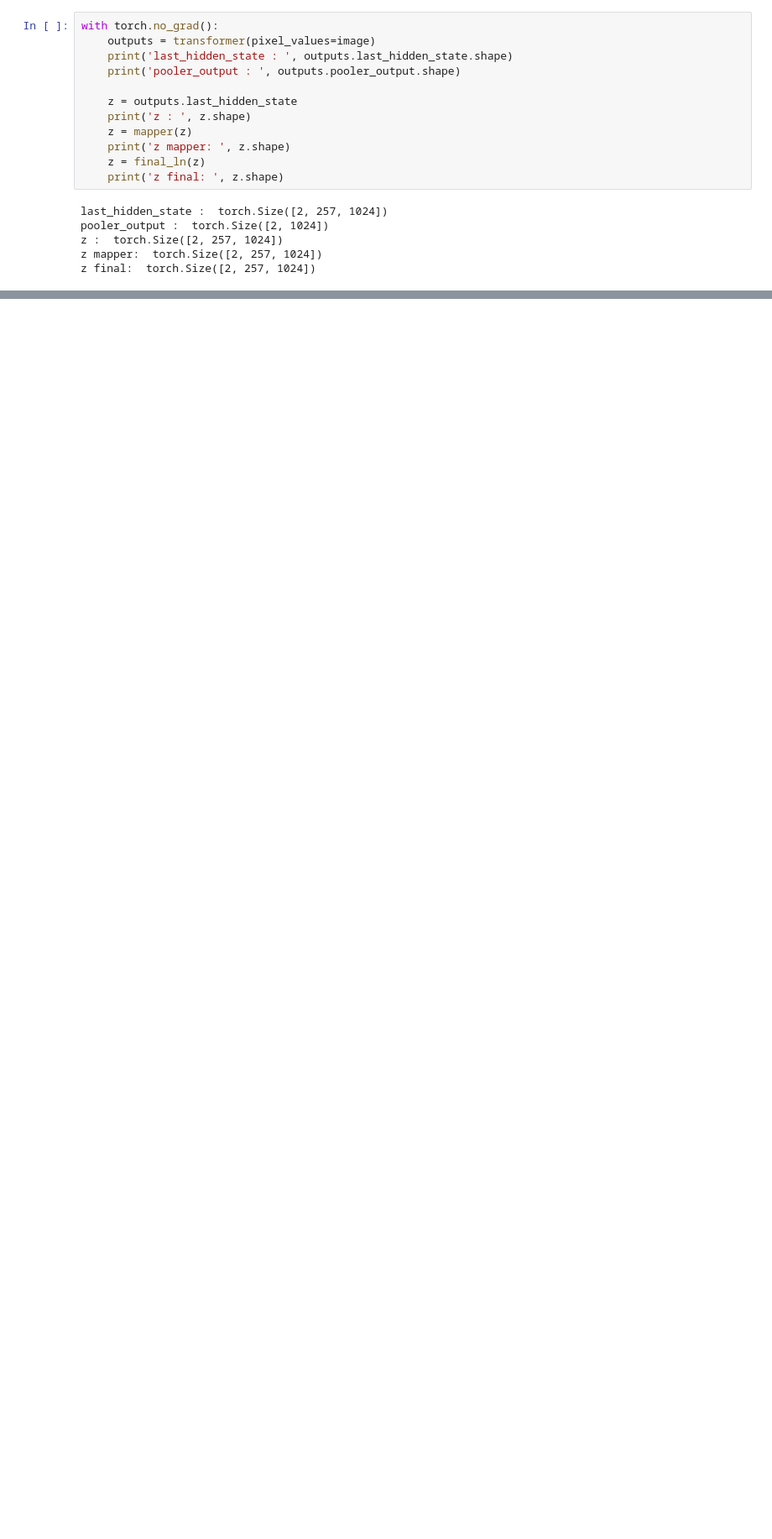
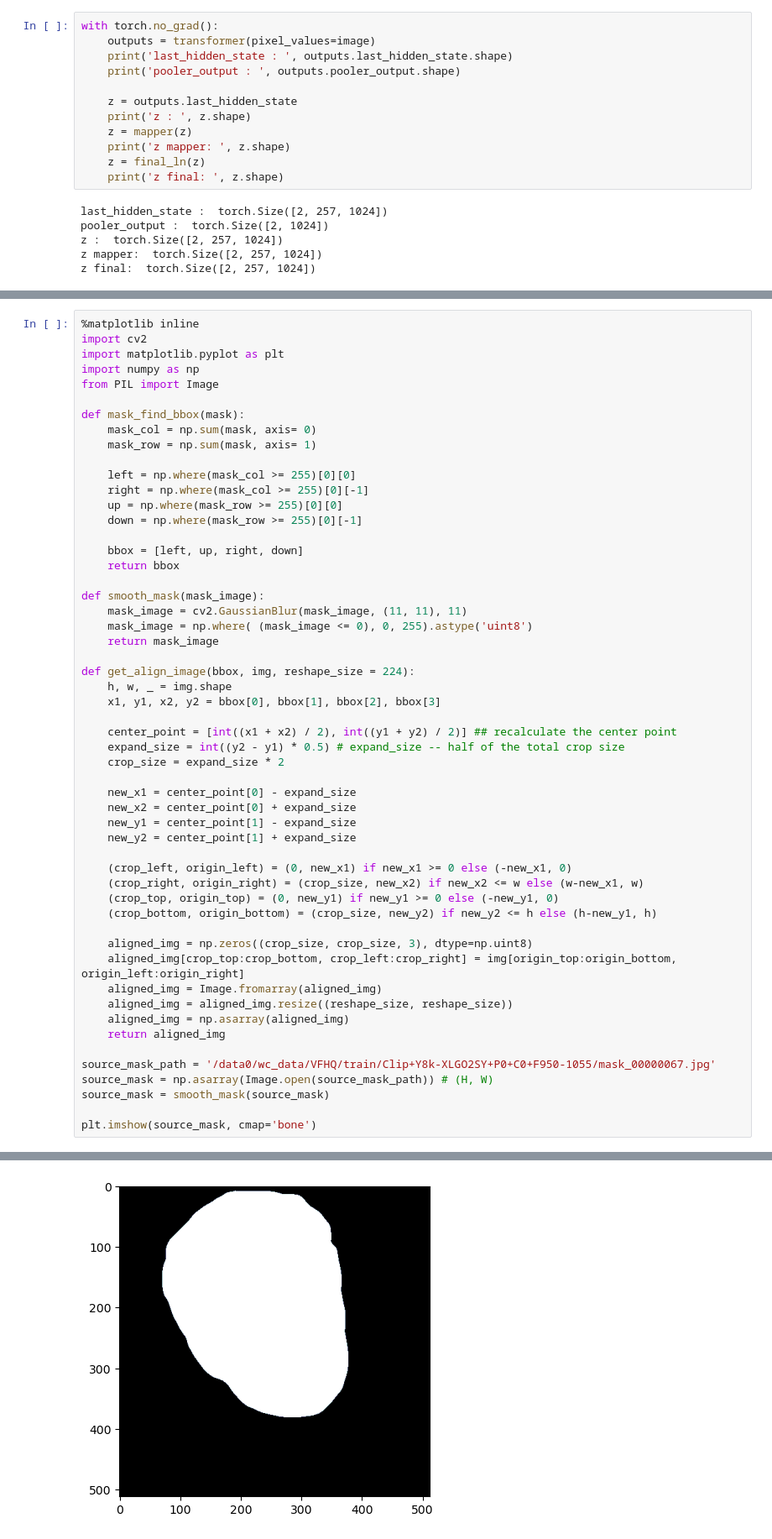
Before and after one commit to over-dosed/HeadSwap_diffusion, a Jupyter notebook: test.ipynb, the cells around one changed output, grey strips where cells are left out. Shown at 84% size. Drawn from its saved outputs; the diff is of its cells as text; blank space fills up the shorter version.

Commit message:
Temporarily finish train v3.2

```diff
--- a/test.ipynb
+++ b/test.ipynb
@@ -436,0 +439,55 @@ z final:  torch.Size([2, 257, 1024])
+# %%
+%matplotlib inline
+import cv2
+import matplotlib.pyplot as plt
+import numpy as np
+from PIL import Image
+
+def mask_find_bbox(mask):
+    mask_col = np.sum(mask, axis= 0)
+    mask_row = np.sum(mask, axis= 1)
+
+    left = np.where(mask_col >= 255)[0][0]
+    right = np.where(mask_col >= 255)[0][-1]
+    up = np.where(mask_row >= 255)[0][0]
+    down = np.where(mask_row >= 255)[0][-1]
+
+    bbox = [left, up, right, down]
+    return bbox
+
+def smooth_mask(mask_image):
+    mask_image = cv2.GaussianBlur(mask_image, (11, 11), 11)
+    mask_image = np.where( (mask_image <= 0), 0, 255).astype('uint8')
+    return mask_image
+
+def get_align_image(bbox, img, reshape_size = 224):
+    h, w, _ = img.shape
+    x1, y1, x2, y2 = bbox[0], bbox[1], bbox[2], bbox[3]
+
+    center_point = [int((x1 + x2) / 2), int((y1 + y2) / 2)] ## recalculate the center point
+    expand_size = int((y2 - y1) * 0.5) # expand_size -- half of the total crop size
+    crop_size = expand_size * 2
+
+    new_x1 = center_point[0] - expand_size
+    new_x2 = center_point[0] + expand_size
+    new_y1 = center_point[1] - expand_size
+    new_y2 = center_point[1] + expand_size
+
+    (crop_left, origin_left) = (0, new_x1) if new_x1 >= 0 else (-new_x1, 0)
+    (crop_right, origin_right) = (crop_size, new_x2) if new_x2 <= w else (w-new_x1, w)
+    (crop_top, origin_top) = (0, new_y1) if new_y1 >= 0 else (-new_y1, 0)
+    (crop_bottom, origin_bottom) = (crop_size, new_y2) if new_y2 <= h else (h-new_y1, h)
+
+    aligned_img = np.zeros((crop_size, crop_size, 3), dtype=np.uint8)
+    aligned_img[crop_top:crop_bottom, crop_left:crop_right] = img[origin_top:origin_bottom, origin_left:origin_right]
+    aligned_img = Image.fromarray(aligned_img)
+    aligned_img = aligned_img.resize((reshape_size, reshape_size))
+    aligned_img = np.asarray(aligned_img)
+    return aligned_img
+
+source_mask_path = '/data0/wc_data/VFHQ/train/Clip+Y8k-XLGO2SY+P0+C0+F950-1055/mask_00000067.jpg'
+source_mask = np.asarray(Image.open(source_mask_path)) # (H, W)
+source_mask = smooth_mask(source_mask)
+
+plt.imshow(source_mask, cmap='bone')
+# %% [output]
@@ -436,0 +495 @@ z final:  torch.Size([2, 257, 1024])
+[figure, added]
```
Also changed, not shown: parts of 8 cells of this notebook, 6 other files.
